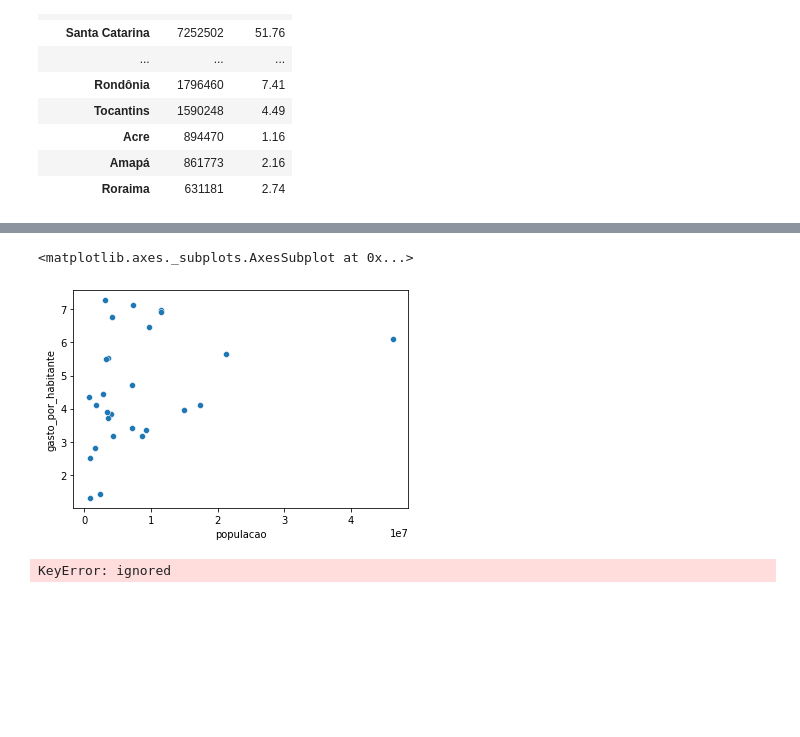
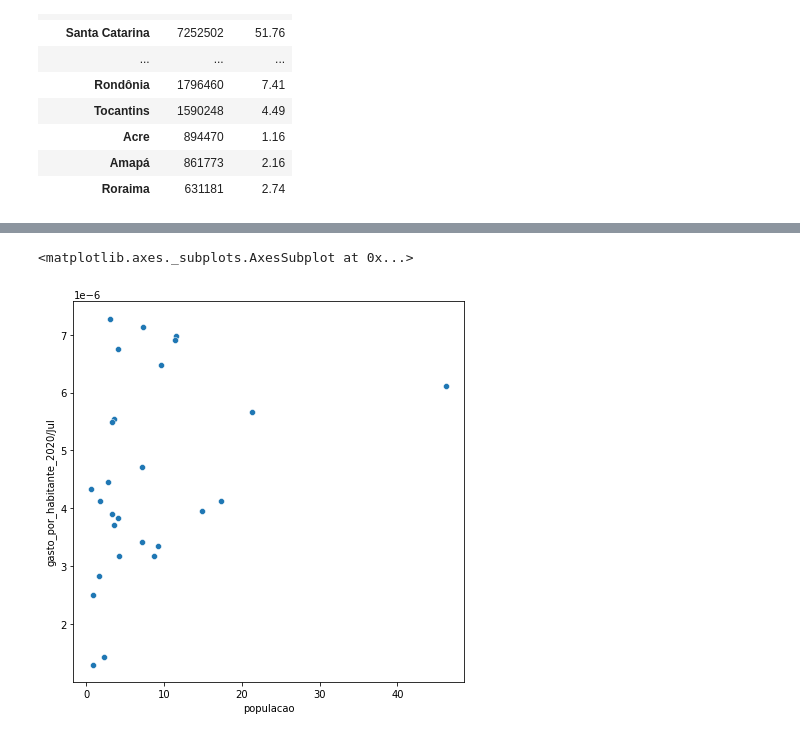
Before and after one commit to dougfeltrim/Bootcamp_Data_Science_Aplicada, a Jupyter notebook: Bootcamp_Data_Science_Aplicada_modulo_2.ipynb, the cells around one changed output, grey strips where cells are left out. Saved outputs shown, nothing was run; the diff lists cells and outputs as text; code cells hidden in the pictures; blank space fills up the shorter version.

```diff
--- a/Bootcamp_Data_Science_Aplicada_modulo_2.ipynb
+++ b/Bootcamp_Data_Science_Aplicada_modulo_2.ipynb
@@ -579,6 +579,3 @@ limpeza_tratamento(dados_da_populacao)
 | Acre | 894470 | 1.16 |
 | Amapá | 861773 | 2.16 |
 | Roraima | 631181 | 2.74 |
-# %%
-gastos_e_populacao_recente['gastos'] = gastos_e_populacao_recente['2020/Jul'] * 1000000
-gastos_e_populacao_recente[['gastos', 'populacao']].plot()
@@ -588,3 +581,0 @@ gastos_e_populacao_recente[['gastos', 'populacao']].plot()
-# %%
-gastos_e_populacao_recente['gasto_por_habitante'] = gastos_e_populacao_recente['gastos'] / gastos_e_populacao_recente['populacao']
-gastos_e_populacao_recente.head()
@@ -617,10 +660,6 @@ sns.scatterplot(data=gastos_e_populacao_recente / 1000000, x='populacao', y='gas
 # %%
-sns.scatterplot(data=gastos_e_populacao_recente, x='populacao', y='gasto_por_habitante')
+plt.figure(figsize=(7,7))
+sns.scatterplot(data=gastos_e_populacao_recente / 1000000, x='populacao', y='gasto_por_habitante_2020/Jul')
 # %% [output]
 <matplotlib.axes._subplots.AxesSubplot at 0x...>
-[figure, old version]
+[figure, new version]
-# %%
-gastos_e_populacao_recente['gastos'] = gastos_e_populacao_recente['2020/Jun'] * 1000000
-gastos_e_populacao_recente[['gastos', 'populacao']].plot()
-# %% [output]
-KeyError: ignored
```
Also changed, not shown: parts of 15 cells of this notebook.
